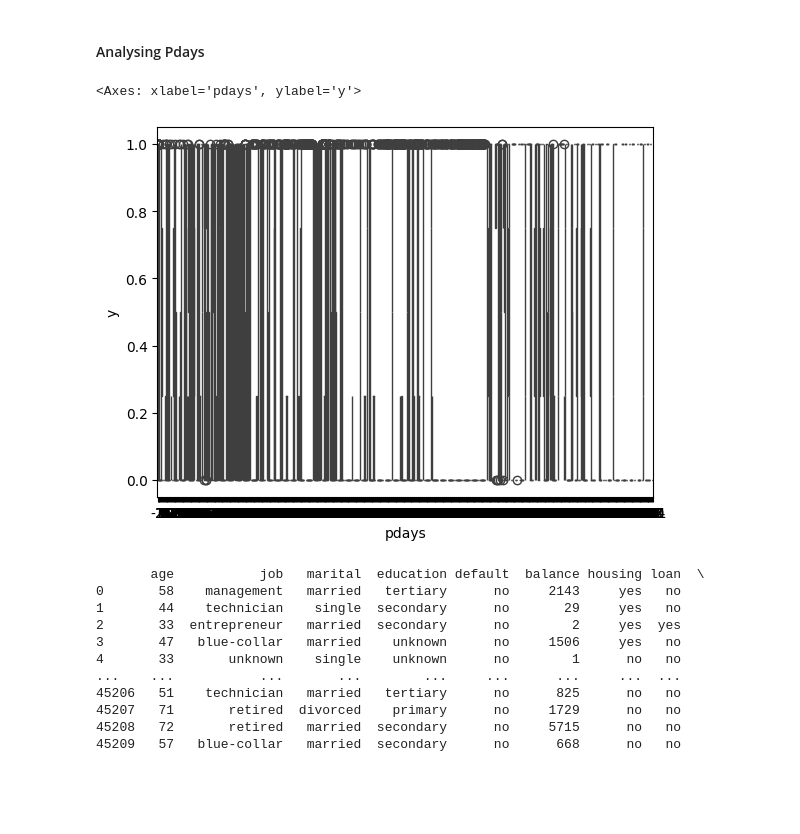
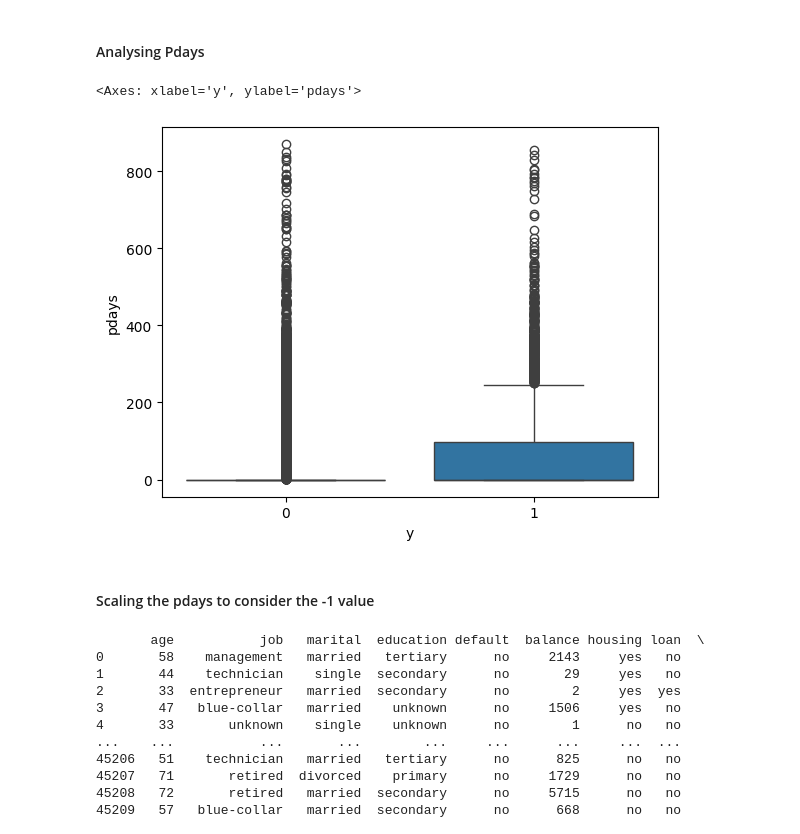
Before and after one commit to Abdullah-Nazly/ML_CW, a Jupyter notebook: Random_forest.ipynb, the cells around one changed output. Cells and saved outputs as stored; diff of their text form; code cells hidden in the pictures; blank space fills up the shorter version.

```diff
--- a/Random_forest.ipynb
+++ b/Random_forest.ipynb
@@ -301,10 +321,12 @@ df.head()
 # %% [markdown]
 #### Analysing Pdays
 # %%
-sns.boxplot( y='y', x = 'pdays', data=df )
+sns.boxplot( x='y', y= 'pdays', data=df )
 # %% [output]
-<Axes: xlabel='pdays', ylabel='y'>
+<Axes: xlabel='y', ylabel='pdays'>
-[figure, old version]
+[figure, new version]
+# %% [markdown]
+#### Scaling the pdays to consider the -1 value
 # %%
 from sklearn.preprocessing import StandardScaler
 
```
Also changed, not shown: parts of 17 cells of this notebook, 6 other files.
